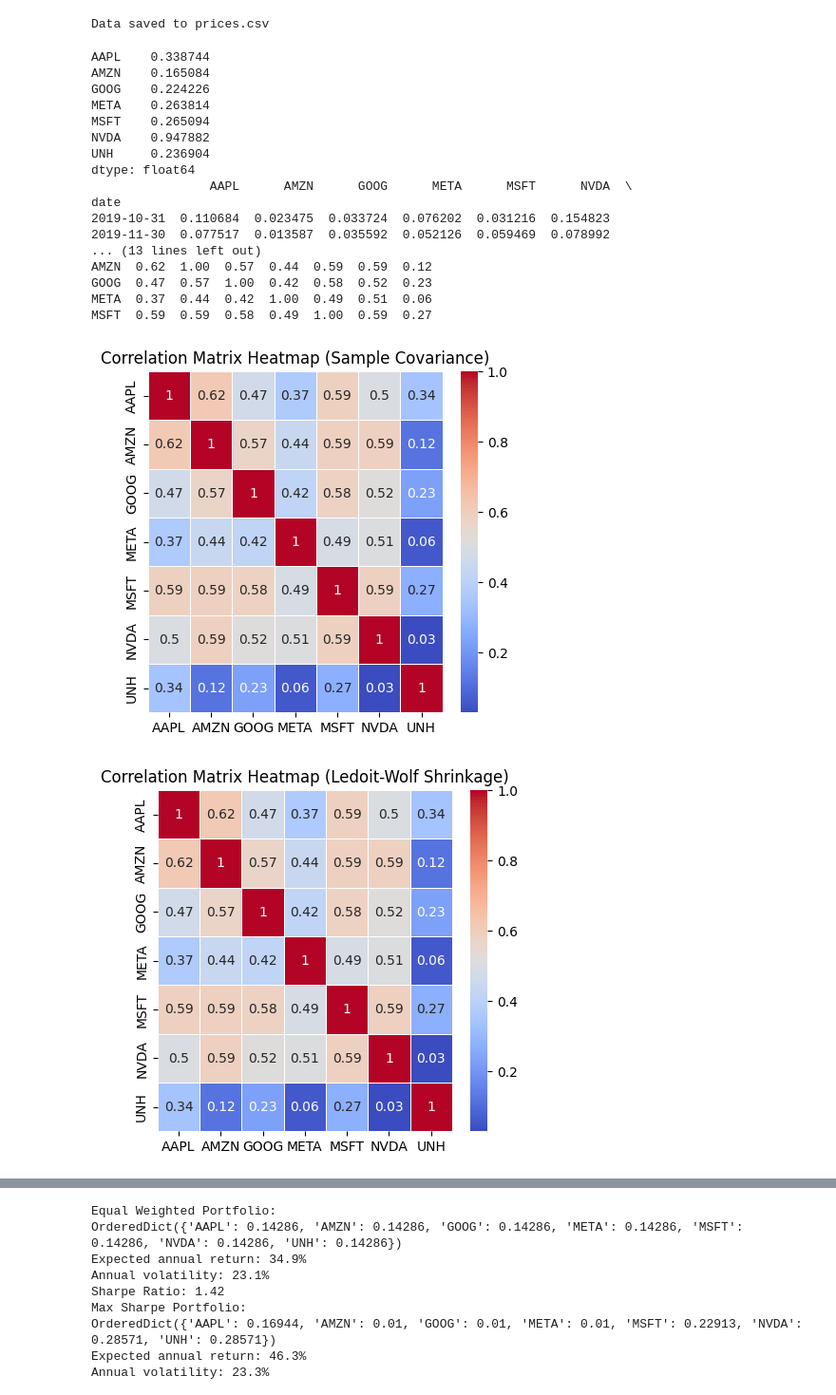
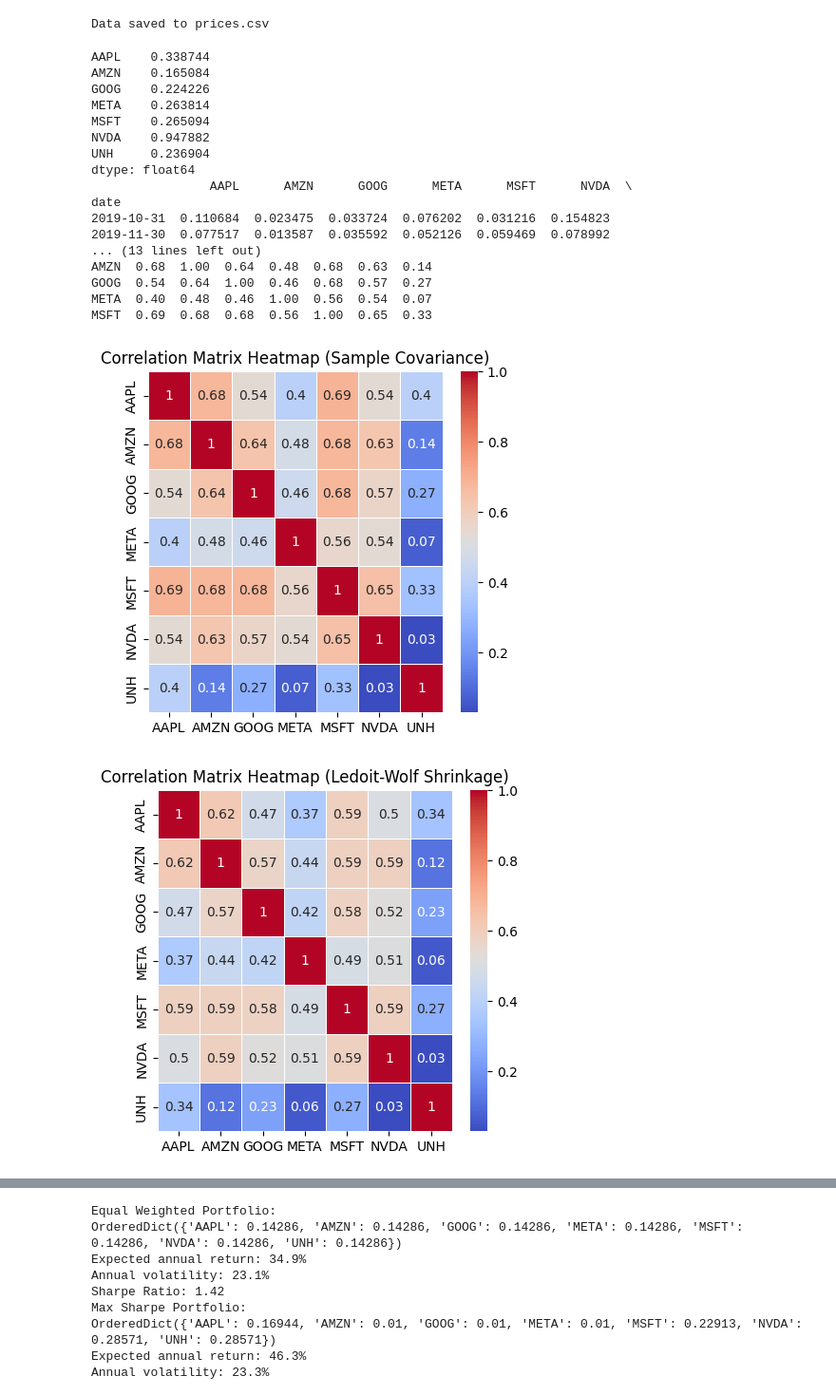
Before and after one commit to JFRich84/MSc, a Jupyter notebook: Final/FINAL - FULL SCRIPT.ipynb, the cells around one changed output, grey strips where cells are left out. Shown at 95% size. Cells and saved outputs as stored; diff of their text form; code cells hidden in the pictures.

Commit message:
Corrected covariances
Adjusted to use sample covariance to compare to portfolio visualizer. Corrected back to Ledoit-Wolf Shrinkage

```diff
--- a/Final/FINAL - FULL SCRIPT.ipynb
+++ b/Final/FINAL - FULL SCRIPT.ipynb
@@ -152,7 +152,7 @@ print(monthly_returns.head())
 
 # Calculate covariance matrices
 cov_sample = risk_models.sample_cov(monthly_prices, frequency=12) # inclusion in output only. Easy to understand method
-cov_sample = risk_models.CovarianceShrinkage(monthly_prices, frequency=12).ledoit_wolf()
+cov_ledoit = risk_models.CovarianceShrinkage(monthly_prices, frequency=12).ledoit_wolf()
 semivarcov = risk_models.semicovariance(monthly_prices, benchmark=0.0, frequency=12)
 
 # Convert covariance matrices to correlation matrices
@@ -171,7 +171,7 @@ def calculate_correlation(cov_matrix):
     return corr_matrix
 
 corr_sample = calculate_correlation(cov_sample)
-corr_ledoit = calculate_correlation(cov_sample)
+corr_ledoit = calculate_correlation(cov_ledoit)
 corr_semicov = calculate_correlation(semivarcov)
 print(corr_sample.head())
 
@@ -192,38 +192,38 @@ print(corr_sample.head())
 # sns.heatmap(corr_semicov, annot=True, cmap='coolwarm', linewidths=0.5)
 # plt.title('Correlation Matrix Heatmap (Semi-covariance)')
 # plt.show()
 # plt.savefig('correlation_heatmap_semivar.png')
 
 # Reorganised heatmap generation as a function, dynamic sizing
 def plot_correlation_heatmap(corr_matrix, title, filename):
     plt.figure(figsize=((len(corr_matrix) / 1.4), (len(corr_matrix) / 1.5)) )
     sns.heatmap(corr_matrix, annot=True, cmap='coolwarm', linewidths=0.5)
     plt.title(f'Correlation Matrix Heatmap ({title})')
     plt.savefig(filename)
     plt.show()
 
 plot_correlation_heatmap(corr_sample, 'Sample Covariance', 'correlation_heatmap_sample.png')
 plot_correlation_heatmap(corr_ledoit, 'Ledoit-Wolf Shrinkage', 'correlation_heatmap_ledoit.png')
 plot_correlation_heatmap(corr_semicov, 'Semi-covariance', 'correlation_heatmap_semivar.png')
 # %% [output]
 AAPL    0.338744
 AMZN    0.165084
 GOOG    0.224226
 META    0.263814
 MSFT    0.265094
 NVDA    0.947882
 UNH     0.236904
 dtype: float64
                 AAPL      AMZN      GOOG      META      MSFT      NVDA  \
 date
 2019-10-31  0.110684  0.023475  0.033724  0.076202  0.031216  0.154823
 2019-11-30  0.077517  0.013587  0.035592  0.052126  0.059469  0.078992
 ... (13 lines left out)
-AMZN  0.62  1.00  0.57  0.44  0.59  0.59  0.12
-GOOG  0.47  0.57  1.00  0.42  0.58  0.52  0.23
-META  0.37  0.44  0.42  1.00  0.49  0.51  0.06
-MSFT  0.59  0.59  0.58  0.49  1.00  0.59  0.27
+AMZN  0.68  1.00  0.64  0.48  0.68  0.63  0.14
+GOOG  0.54  0.64  1.00  0.46  0.68  0.57  0.27
+META  0.40  0.48  0.46  1.00  0.56  0.54  0.07
+MSFT  0.69  0.68  0.68  0.56  1.00  0.65  0.33
-[figure, old version]
+[figure, new version]
 [figure]
 [figure]
 # %%
```
Also changed, not shown: 1 other file.
